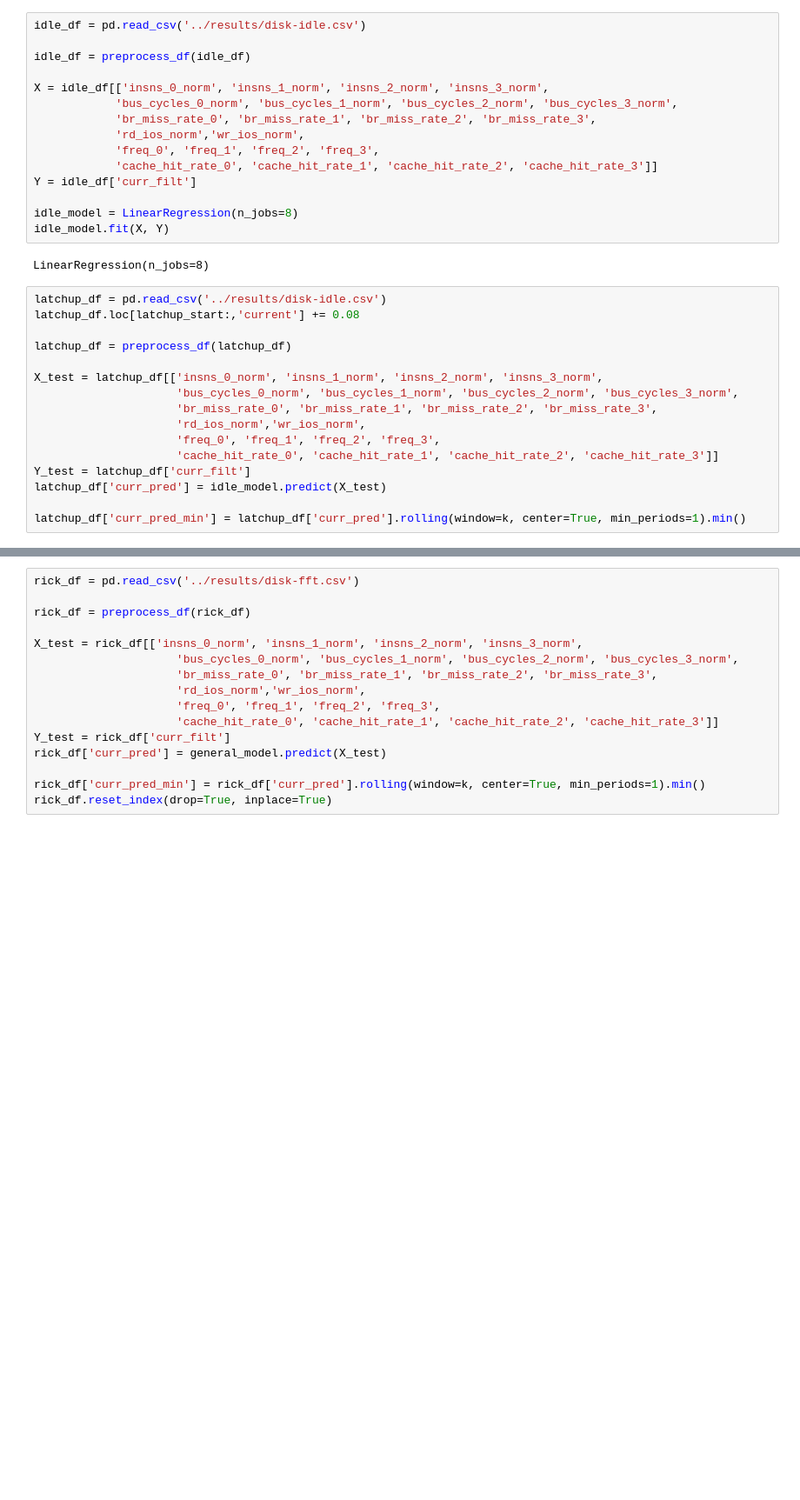
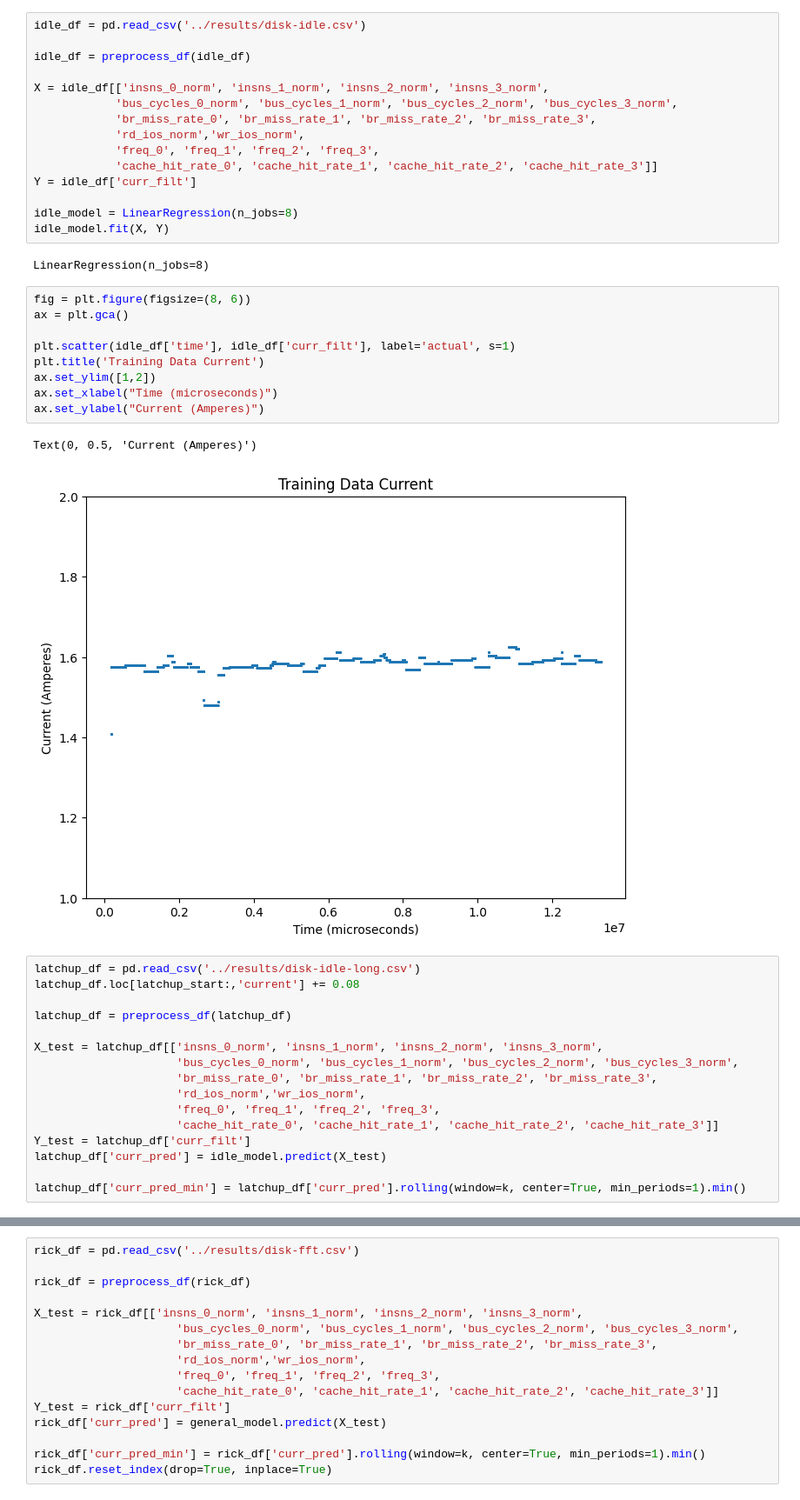
Before and after one commit to radshield/raspi-sel, a Jupyter notebook: analysis/perf_heuristic.ipynb, the cells around one changed output, grey strips where cells are left out. Shown at 87% size. Cells and saved outputs as stored; diff of their text form; blank space fills up the shorter version.

```diff
--- a/analysis/perf_heuristic.ipynb
+++ b/analysis/perf_heuristic.ipynb
@@ -87,8 +88,20 @@ idle_model = LinearRegression(n_jobs=8)
 idle_model.fit(X, Y)
 # %% [output]
 LinearRegression(n_jobs=8)
+# %%
+fig = plt.figure(figsize=(8, 6))
+ax = plt.gca()
+
+plt.scatter(idle_df['time'], idle_df['curr_filt'], label='actual', s=1)
+plt.title('Training Data Current')
+ax.set_ylim([1,2])
+ax.set_xlabel("Time (microseconds)")
+ax.set_ylabel("Current (Amperes)")
+# %% [output]
+Text(0, 0.5, 'Current (Amperes)')
+[figure, added]
 # %%
-latchup_df = pd.read_csv('../results/disk-idle.csv')
+latchup_df = pd.read_csv('../results/disk-idle-long.csv')
 latchup_df.loc[latchup_start:,'current'] += 0.08
 
 latchup_df = preprocess_df(latchup_df)
```
Also changed, not shown: parts of 7 cells of this notebook.
